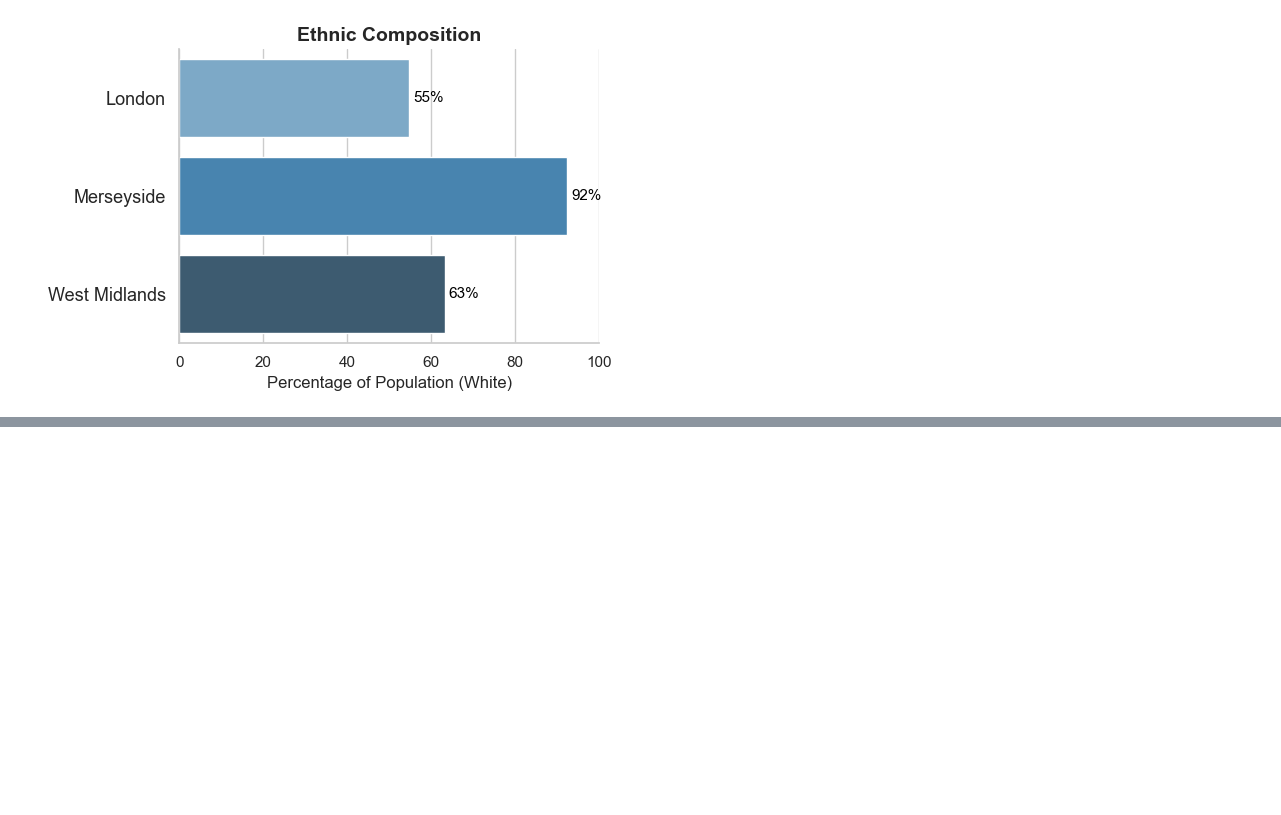
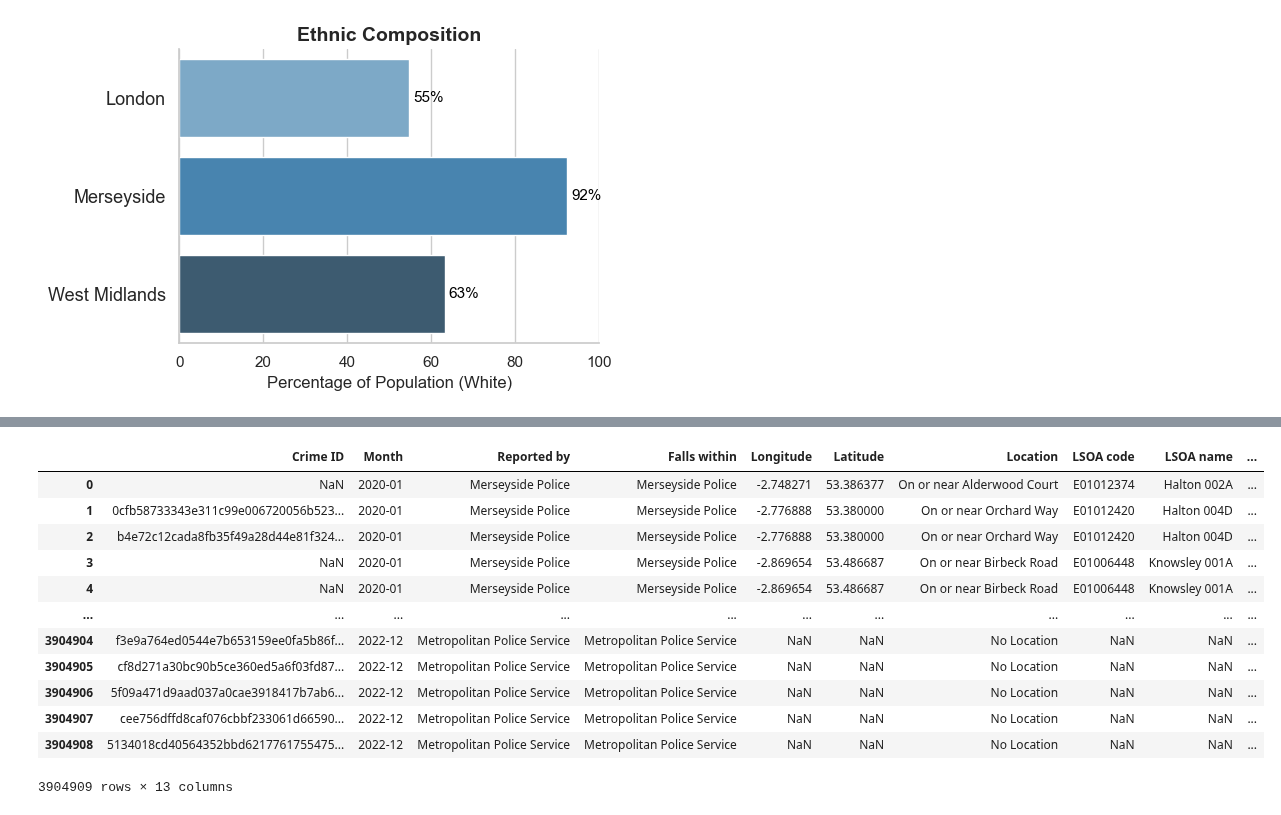
Before and after one commit to KofiBartonByfield/Dissertation, a Jupyter notebook: Code/Data Collection/pre_analysis.ipynb, the cells around one changed output, grey strips where cells are left out. Drawn from its saved outputs; the diff is of its cells as text; code cells hidden in the pictures; blank space fills up the shorter version.

```diff
--- a/Code/Data Collection/pre_analysis.ipynb
+++ b/Code/Data Collection/pre_analysis.ipynb
@@ -528,0 +531,23 @@ plt.show()
+# %%
+path = '../../Data/UK_Wide_Data'
+
+# find all csv file paths
+csv_names = []
+
+# loop all csv folders
+for folder in os.listdir(path):
+
+            # extract the CSVs in each folder
+            folder_contents = os.listdir(f'{path}/{folder}')
+
+            # loop through each file
+            for file in folder_contents:
+
+                    if "street.csv" in file:
+
+                        # add each csv file name
+                        csv_names.append(f'{path}/{folder}/{file}')
+
+# print the number of CSVs -- 108
+print(f'There are {len(csv_names)} different CSVs')
+csv_names
@@ -528,0 +573,32 @@ plt.show()
+# %%
+crime = []
+
+# loop through the csvs
+for csv in csv_names:
+
+
+    if 'merseyside' in csv or 'metropolitan' in csv:
+        # collect the stop and search data
+        df = pd.read_csv(csv)
+        df["source_file"] = csv  # Add column with the CSV filename
+        crime.append(df)
+
+
+# concat each df
+crime_df = pd.concat(crime, ignore_index=True)
+
+display(crime_df)
+# %% [output]
+|  | Crime ID | Month | Reported by | Falls within | Longitude | Latitude | Location | LSOA code | LSOA name | ... |
+| 0 | NaN | 2020-01 | Merseyside Police | Merseyside Police | -2.748271 | 53.386377 | On or near Alderwood Court | E01012374 | Halton 002A | ... |
+| 1 | 0cfb58733343e311c99e006720056b523... | 2020-01 | Merseyside Police | Merseyside Police | -2.776888 | 53.380000 | On or near Orchard Way | E01012420 | Halton 004D | ... |
+| 2 | b4e72c12cada8fb35f49a28d44e81f324... | 2020-01 | Merseyside Police | Merseyside Police | -2.776888 | 53.380000 | On or near Orchard Way | E01012420 | Halton 004D | ... |
+| 3 | NaN | 2020-01 | Merseyside Police | Merseyside Police | -2.869654 | 53.486687 | On or near Birbeck Road | E01006448 | Knowsley 001A | ... |
+| 4 | NaN | 2020-01 | Merseyside Police | Merseyside Police | -2.869654 | 53.486687 | On or near Birbeck Road | E01006448 | Knowsley 001A | ... |
+| ... | ... | ... | ... | ... | ... | ... | ... | ... | ... | ... |
+| 3904904 | f3e9a764ed0544e7b653159ee0fa5b86f... | 2022-12 | Metropolitan Police Service | Metropolitan Police Service | NaN | NaN | No Location | NaN | NaN | ... |
+| 3904905 | cf8d271a30bc90b5ce360ed5a6f03fd87... | 2022-12 | Metropolitan Police Service | Metropolitan Police Service | NaN | NaN | No Location | NaN | NaN | ... |
+| 3904906 | 5f09a471d9aad037a0cae3918417b7ab6... | 2022-12 | Metropolitan Police Service | Metropolitan Police Service | NaN | NaN | No Location | NaN | NaN | ... |
+| 3904907 | cee756dffd8caf076cbbf233061d66590... | 2022-12 | Metropolitan Police Service | Metropolitan Police Service | NaN | NaN | No Location | NaN | NaN | ... |
+| 3904908 | 5134018cd40564352bbd6217761755475... | 2022-12 | Metropolitan Police Service | Metropolitan Police Service | NaN | NaN | No Location | NaN | NaN | ... |
+3904909 rows × 13 columns
```
Also changed, not shown: parts of 7 cells of this notebook, 1 other file.
